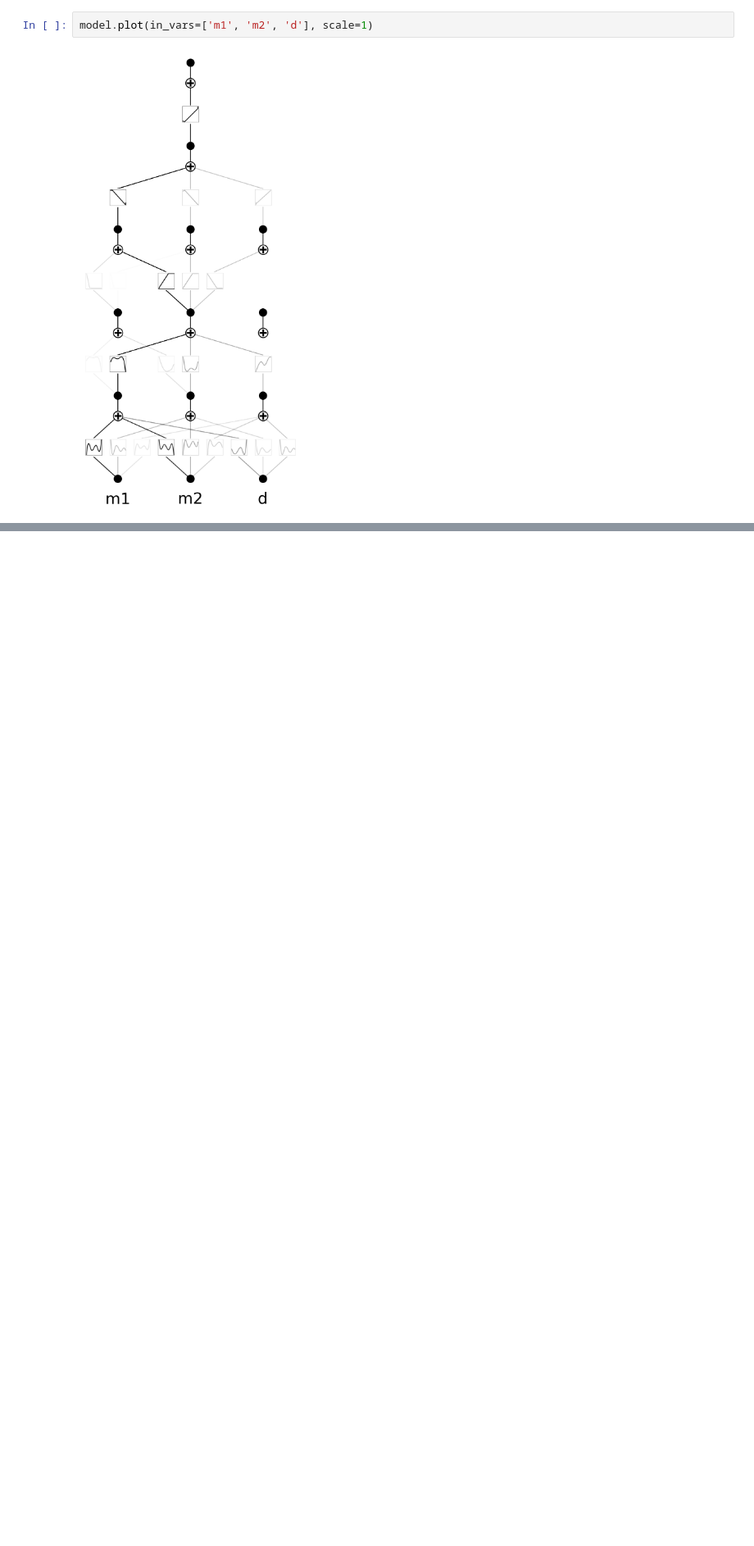
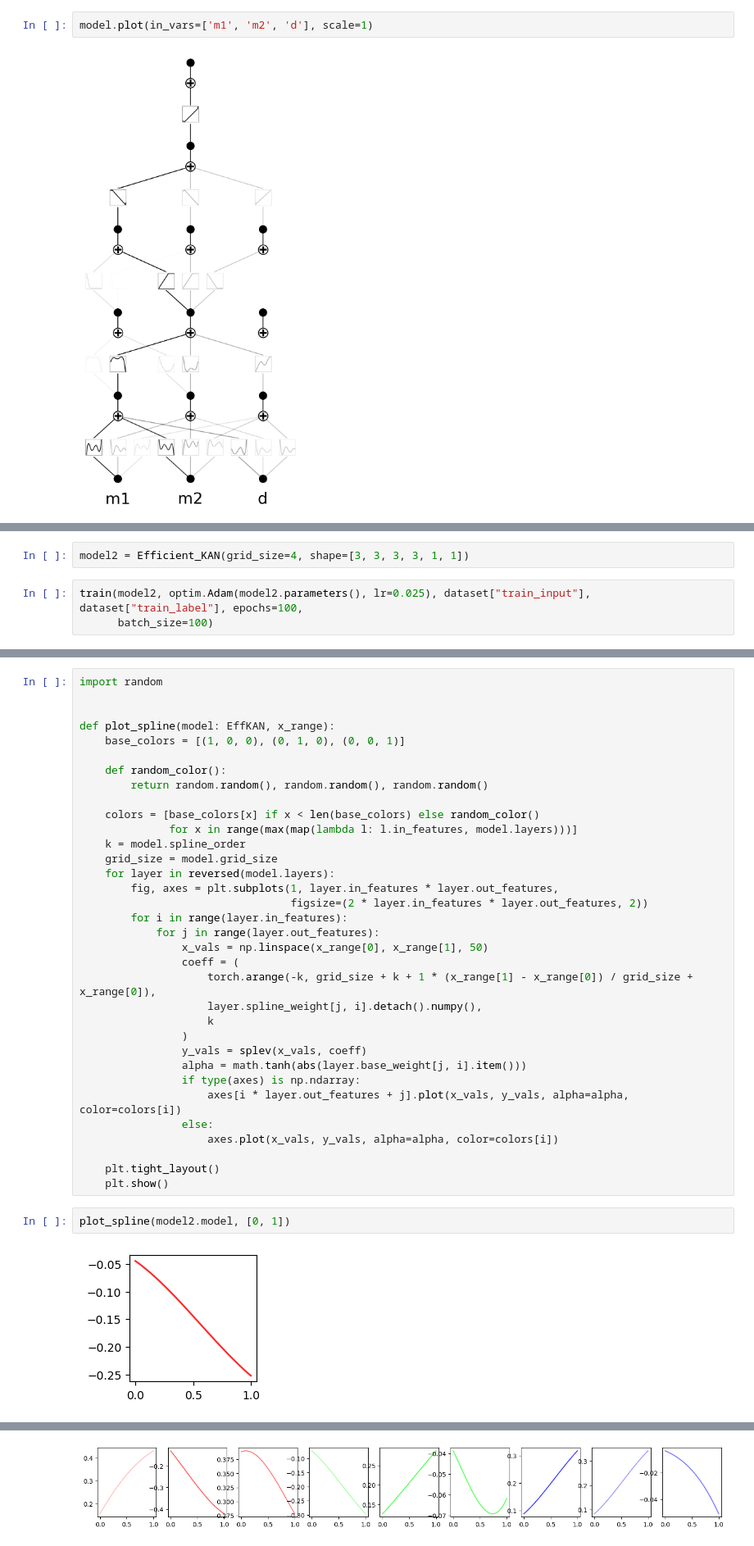
Before and after one commit to MrPio/KAN-Symbolic_Regression, a Jupyter notebook: Gravity_formula.ipynb, the cells around one changed output, grey strips where cells are left out. Shown at 82% size. Drawn from its saved outputs; the diff is of its cells as text; blank space fills up the shorter version.

Commit message:
Add EfficientKAN plotting feature in Plotting_Efficient_KAN notebook

```diff
--- a/Gravity_formula.ipynb
+++ b/Gravity_formula.ipynb
@@ -65,0 +132,5 @@ model.plot(in_vars=['m1', 'm2', 'd'], scale=1)
+# %%
+model2 = Efficient_KAN(grid_size=4, shape=[3, 3, 3, 3, 1, 1])
+# %%
+train(model2, optim.Adam(model2.parameters(), lr=0.025), dataset["train_input"], dataset["train_label"], epochs=100,
+      batch_size=100)
@@ -65,0 +141,38 @@ model.plot(in_vars=['m1', 'm2', 'd'], scale=1)
+# %%
+import random
+
+
+def plot_spline(model: EffKAN, x_range):
+    base_colors = [(1, 0, 0), (0, 1, 0), (0, 0, 1)]
+
+    def random_color():
+        return random.random(), random.random(), random.random()
+
+    colors = [base_colors[x] if x < len(base_colors) else random_color()
+              for x in range(max(map(lambda l: l.in_features, model.layers)))]
+    k = model.spline_order
+    grid_size = model.grid_size
+    for layer in reversed(model.layers):
+        fig, axes = plt.subplots(1, layer.in_features * layer.out_features,
+                                 figsize=(2 * layer.in_features * layer.out_features, 2))
+        for i in range(layer.in_features):
+            for j in range(layer.out_features):
+                x_vals = np.linspace(x_range[0], x_range[1], 50)
+                coeff = (
+                    torch.arange(-k, grid_size + k + 1 * (x_range[1] - x_range[0]) / grid_size + x_range[0]),
+                    layer.spline_weight[j, i].detach().numpy(),
+                    k
+                )
+                y_vals = splev(x_vals, coeff)
+                alpha = math.tanh(abs(layer.base_weight[j, i].item()))
+                if type(axes) is np.ndarray:
+                    axes[i * layer.out_features + j].plot(x_vals, y_vals, alpha=alpha, color=colors[i])
+                else:
+                    axes.plot(x_vals, y_vals, alpha=alpha, color=colors[i])
+
+    plt.tight_layout()
+    plt.show()
+# %%
+plot_spline(model2.model, [0, 1])
+# %% [output]
+[figure, added]
@@ -65,0 +180 @@ model.plot(in_vars=['m1', 'm2', 'd'], scale=1)
+[figure, added]
```
Also changed, not shown: parts of 8 cells of this notebook, 2 other files.
